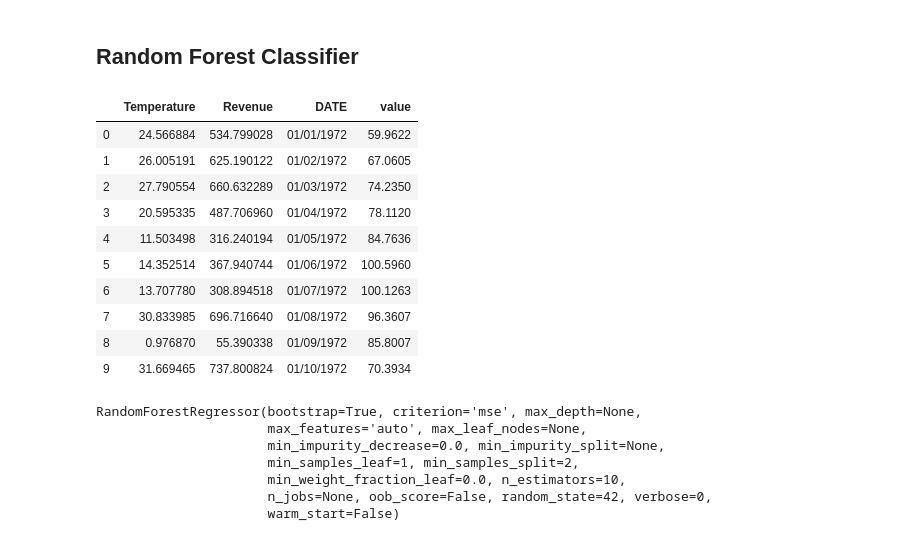
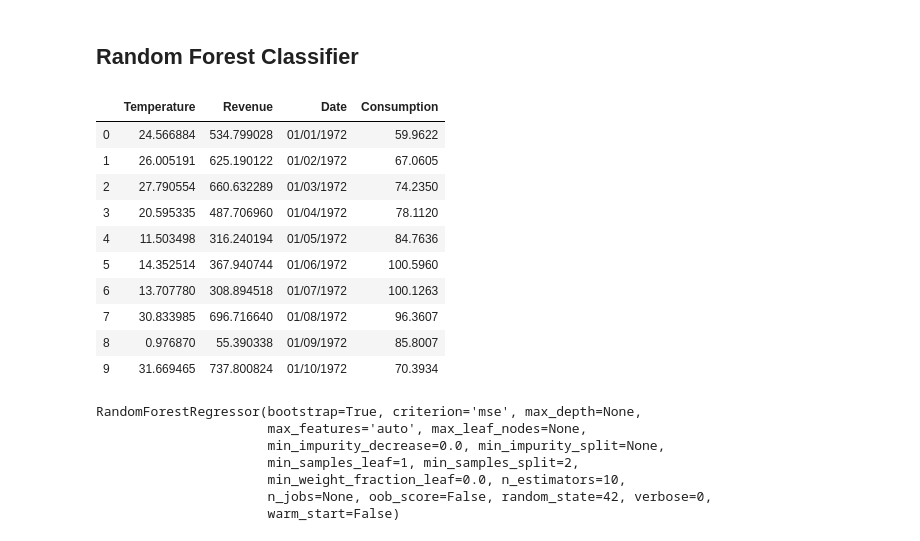
Before and after one commit to shwam25/ML_Project, a Jupyter notebook: Project.ipynb, the cells around one changed output. Cells and saved outputs as stored; diff of their text form; code cells hidden in the pictures.

```diff
--- a/Project.ipynb
+++ b/Project.ipynb
@@ -31,4 +34,5 @@ file_one_df.head()
 # %%
 data=file_one_df
 # %%
-data.rename(columns={"DATE": "Date", "value": "Consumption (Million Gallons)"})
+#Renaming Columns
+final_data=data.rename(columns={"DATE": "Date", "value": "Consumption"})
@@ -59,9 +94,9 @@ Random Forest Classifier
 ------------------------------------------
 # %%
 # data preview
-data.head(10)
+final_data.head(10)
 # %% [output]
-|  | Temperature | Revenue | DATE | value |
+|  | Temperature | Revenue | Date | Consumption |
 | 0 | 24.566884 | 534.799028 | 01/01/1972 | 59.9622 |
 | 1 | 26.005191 | 625.190122 | 01/02/1972 | 67.0605 |
 | 2 | 27.790554 | 660.632289 | 01/03/1972 | 74.2350 |
```
Also changed, not shown: parts of 16 cells of this notebook.
